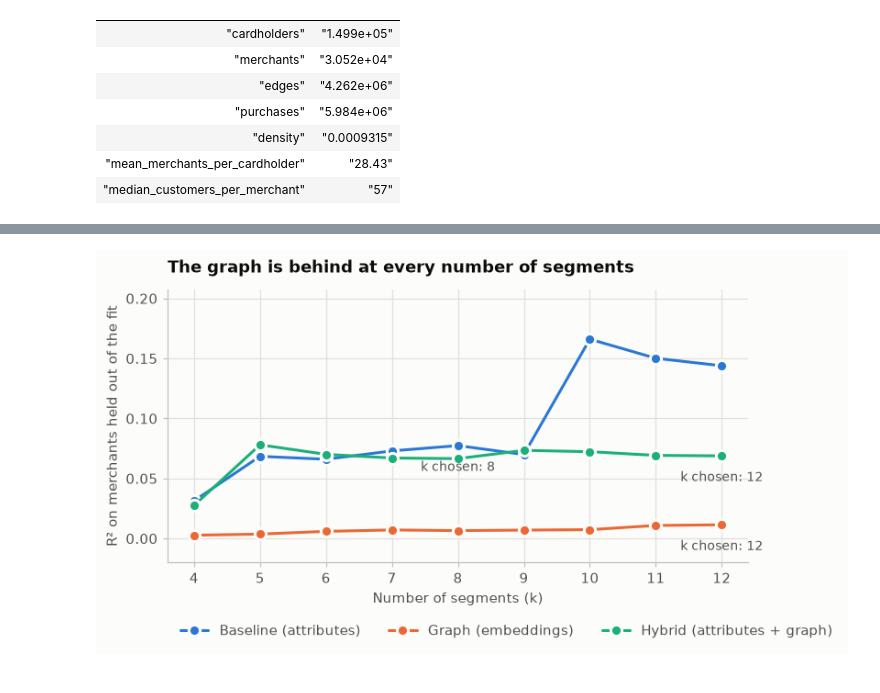
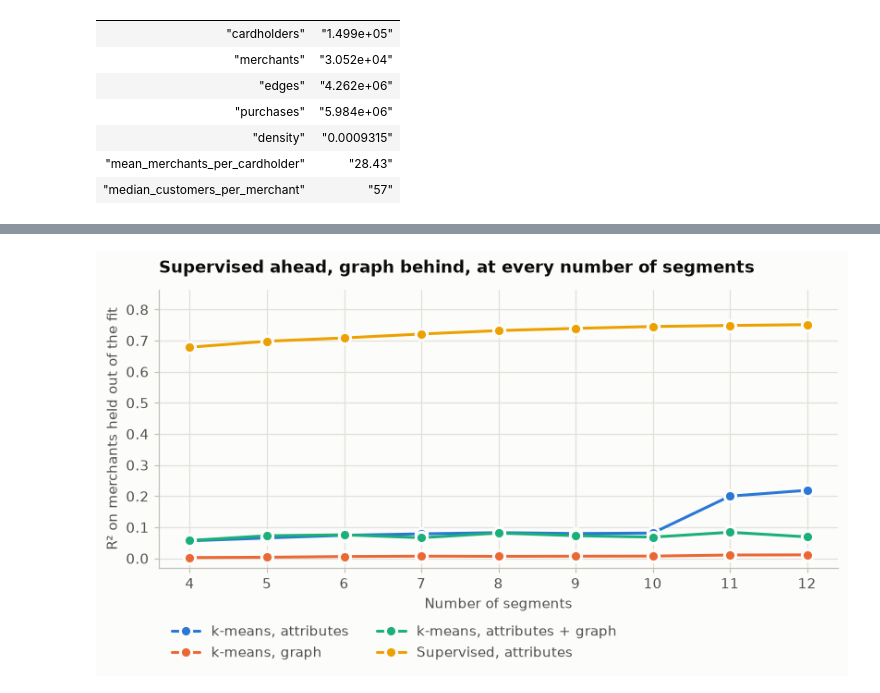
Before and after one commit to dansaavedra1103/interchange-pricing-simulator, a Jupyter notebook: notebooks/03_segmentation_comparison.ipynb, the cells around one changed output, grey strips where cells are left out. Saved outputs shown, nothing was run; the diff lists cells and outputs as text; code cells hidden in the pictures.

```diff
--- a/notebooks/03_segmentation_comparison.ipynb
+++ b/notebooks/03_segmentation_comparison.ipynb
@@ -31,18 +28,27 @@ import polars.selectors as cs
 from matplotlib.colors import LinearSegmentedColormap
 from matplotlib.ticker import PercentFormatter
 
-from ips.graph.baseline_kmeans import feature_matrix
+from ips.graph.baseline_kmeans import BENCHMARK, feature_matrix
 from ips.graph.clustering import cluster_merchants, combine_spaces
-from ips.graph.evaluate import out_of_sample, verdict
-from ips.graph.pipeline import BASELINE, GRAPH, HYBRID, LEIDEN, run_segmentation
+from ips.graph.evaluate import marginal_verdict, out_of_sample
+from ips.graph.pipeline import (
+    BASELINE,
+    GRAPH,
+    HYBRID,
+    LEIDEN,
+    SUPERVISED,
+    SUPERVISED_GRAPH,
+    run_segmentation,
+)
+from ips.graph.supervised import fit_supervised
 from ips.utils.config import load_config
 
 pl.Config.set_thousands_separator(",")
 pl.Config.set_tbl_hide_dataframe_shape(True)
 pl.Config.set_tbl_rows(20)
-pl.Config.set_tbl_width_chars(180)
+pl.Config.set_tbl_width_chars(190)
 pl.Config.set_tbl_cols(14)
-pl.Config.set_fmt_str_lengths(60)
+pl.Config.set_fmt_str_lengths(90)
 start = time.perf_counter()
 cfg = load_config()
 # %% [markdown]
@@ -215,60 +230,52 @@ more at k=10 than at the k the silhouette picked.
 # %%
 position = {int(m): i for i, m in enumerate(run.embedding.merchant_ids)}
 rows = np.array([position[int(m)] for m in population["merchant_id"]])
 vectors = run.embedding.vectors[rows]
-tabular, _ = feature_matrix(population, cfg)
-spaces = {BASELINE: tabular, GRAPH: vectors, HYBRID: combine_spaces(tabular, vectors)}
+tabular, names = feature_matrix(population, cfg)
+both = combine_spaces(tabular, vectors)
 burden = population["relative_burden"].to_numpy()
 ids = population["merchant_id"].to_numpy()
+unsupervised = {BASELINE: tabular, GRAPH: vectors, HYBRID: both}
+
+
+def sweep_row(method, k):
+    if method == SUPERVISED:
+        labels = fit_supervised(population, tabular, cfg, SUPERVISED, leaves=k)[0].labels
+    else:
+        labels = cluster_merchants(method, ids, unsupervised[method], cfg, k=k).labels
+    return out_of_sample(burden, labels["segment"].to_numpy(), cfg)["burden_r2_oos"]
+
+
 sweep = pl.DataFrame(
     [
-        {
-            "method": name,
-            "k": k,
-            "burden_r2_oos": out_of_sample(
-                burden,
-                cluster_merchants(name, ids, matrix, cfg, k=k).labels["segment"].to_numpy(),
-                cfg,
-            )["burden_r2_oos"],
-        }
-        for name, matrix in spaces.items()
+        {"method": method, "k": k, "burden_r2_oos": sweep_row(method, k)}
+        for method in (BASELINE, GRAPH, HYBRID, SUPERVISED)
         for k in cfg.segmentation.k_values
     ]
 )
-fig, ax = plt.subplots(figsize=(7.5, 4.2))
-for i, (name, label) in enumerate((m, METHOD_LABEL[m]) for m in spaces):
-    line = sweep.filter(pl.col("method") == name).sort("k")
+fig, ax = plt.subplots(figsize=(7.5, 4.4))
+for i, method in enumerate((BASELINE, GRAPH, HYBRID, SUPERVISED)):
+    line = sweep.filter(pl.col("method") == method).sort("k")
     ax.plot(
         line["k"],
         line["burden_r2_oos"],
         color=SERIES[i],
         marker="o",
         markersize=8,
         markeredgecolor=SURFACE,
         markeredgewidth=2,
-        label=label,
-    )
-    chosen = run.method(name).k
-    point = line.filter(pl.col("k") == chosen)
-    ax.annotate(
-        f"k chosen: {chosen}",
-        xy=(chosen, point["burden_r2_oos"].item()),
-        xytext=(0, -18),
-        textcoords="offset points",
-        ha="center",
-        color=INK_2,
-        fontsize=9,
+        label=METHOD_LABEL[method],
     )
 ax.set_xticks(list(cfg.segmentation.k_values))
-ax.set_xlabel("Number of segments (k)")
+ax.set_xlabel("Number of segments")
 ax.set_ylabel("R² on merchants held out of the fit")
-ax.set_ylim(-0.02, max(sweep["burden_r2_oos"].max() * 1.25, 0.05))  # aire para las anotaciones
-ax.set_title("The graph is behind at every number of segments")
-ax.legend(loc="upper left", bbox_to_anchor=(0, -0.18), ncol=3)
+ax.set_ylim(-0.03, max(sweep["burden_r2_oos"].max() * 1.15, 0.05))
+ax.set_title("Supervised ahead, graph behind, at every number of segments")
+ax.legend(loc="upper left", bbox_to_anchor=(0, -0.16), ncol=2)
 fig.tight_layout()
 plt.show()
 sweep.pivot(on="method", index="k", values="burden_r2_oos").sort("k").with_columns(
     cs.float().round(3)
 )
 # %% [output]
-[figure, old version]
+[figure, new version]
```
Also changed, not shown: parts of 28 cells of this notebook, 13 other files.
